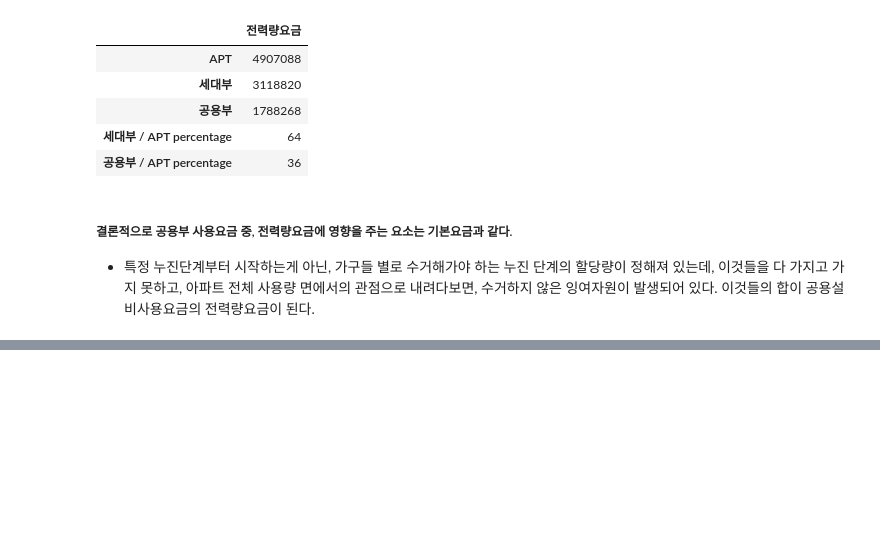
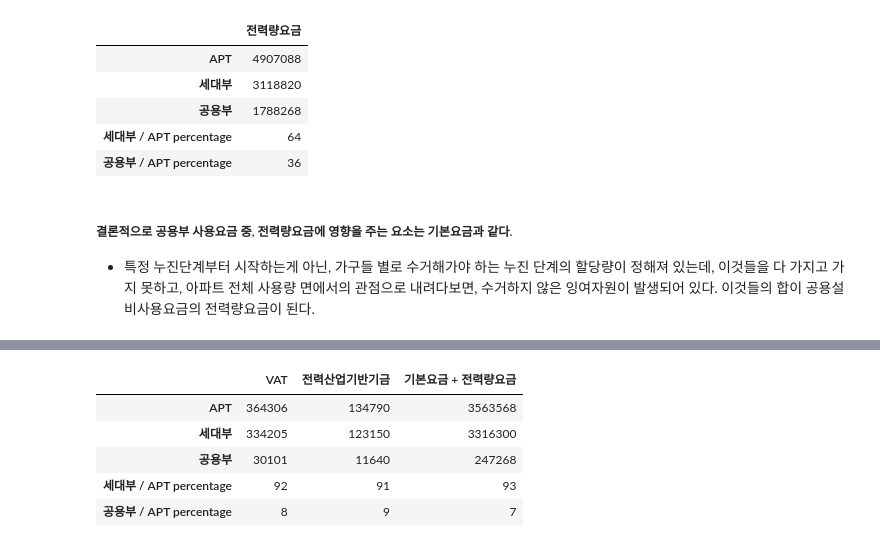
Before and after one commit to formegusto/what-is-public-fee, a Jupyter notebook: What is public fee?.ipynb, the cells around one changed output, grey strips where cells are left out. Drawn from its saved outputs; the diff is of its cells as text; code cells hidden in the pictures; blank space fills up the shorter version.

```diff
--- a/What is public fee?.ipynb
+++ b/What is public fee?.ipynb
@@ -466,0 +476,9 @@ pd.DataFrame(anal_30['전력량요금'])
+# %%
+anal_10[['VAT','전력산업기반기금','기본요금 + 전력량요금']]
+# %% [output]
+|  | VAT | 전력산업기반기금 | 기본요금 + 전력량요금 |
+| APT | 364306 | 134790 | 3563568 |
+| 세대부 | 334205 | 123150 | 3316300 |
+| 공용부 | 30101 | 11640 | 247268 |
+| 세대부 / APT percentage | 92 | 91 | 93 |
+| 공용부 / APT percentage | 8 | 9 | 7 |
```
Also changed, not shown: parts of 5 cells of this notebook.
